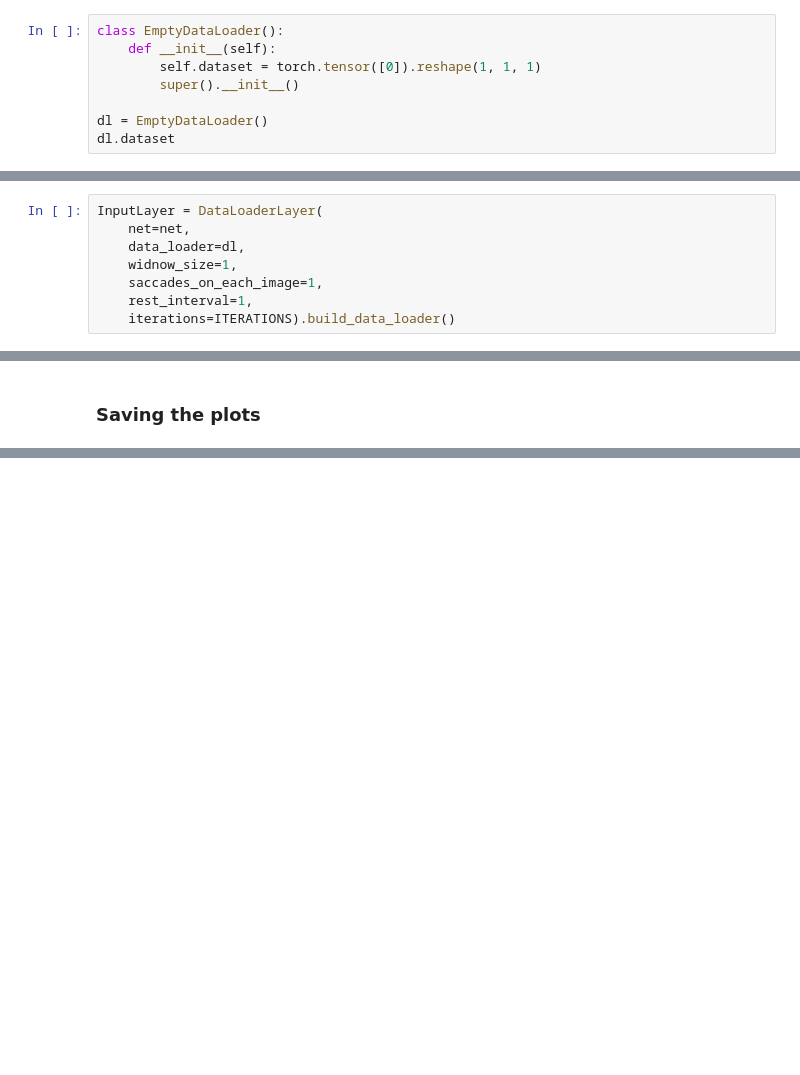
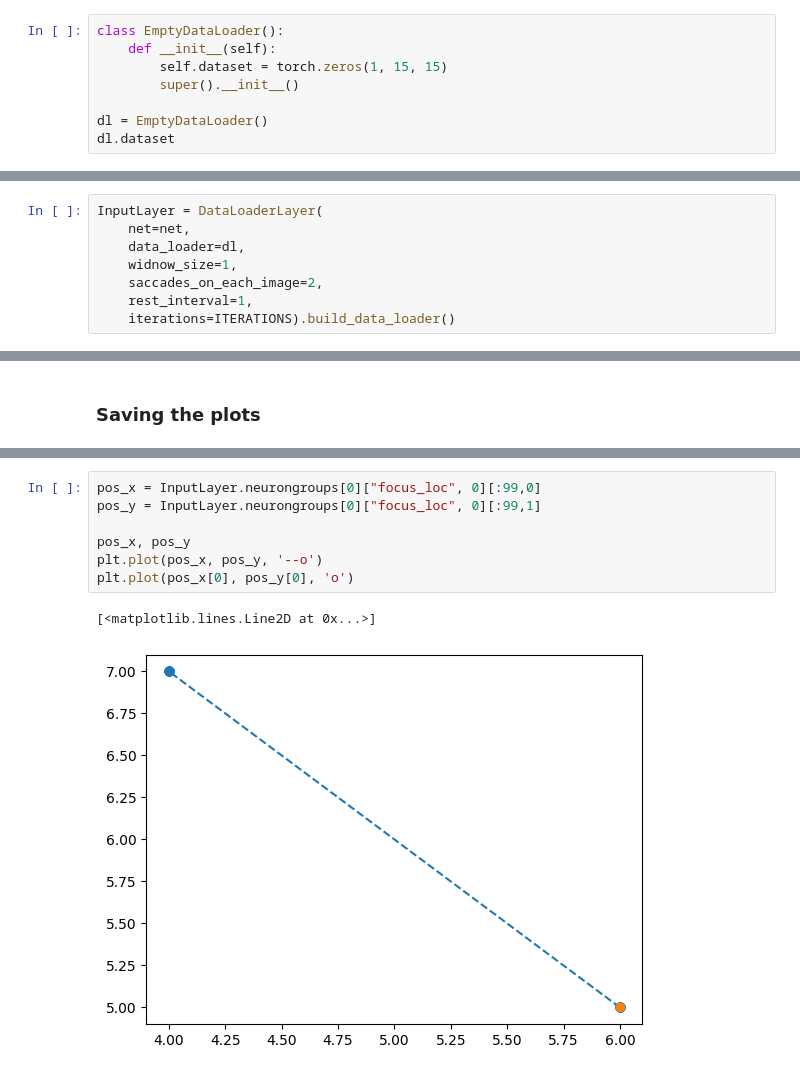
Before and after one commit to a2l5t8/CNRL-Cortical-Column, a Jupyter notebook: src/L56/RefrenceFrame_test.ipynb, the cells around one changed output, grey strips where cells are left out. Saved outputs shown, nothing was run; the diff lists cells and outputs as text; blank space fills up the shorter version.

```diff
--- a/src/L56/RefrenceFrame_test.ipynb
+++ b/src/L56/RefrenceFrame_test.ipynb
@@ -39,7 +41,7 @@ SCREEN_SHOT_PATH = "C:\\Users\\amilion\\Desktop\\develop\\python\\NS\\records\\L
 # %%
 class EmptyDataLoader():
     def __init__(self):
-        self.dataset = torch.tensor([0]).reshape(1, 1, 1)
+        self.dataset = torch.zeros(1, 15, 15)
         super().__init__()
 
 dl = EmptyDataLoader()
@@ -105,7 +122,7 @@ InputLayer = DataLoaderLayer(
     net=net,
     data_loader=dl,
     widnow_size=1,
-    saccades_on_each_image=1,
+    saccades_on_each_image=2,
     rest_interval=1,
     iterations=ITERATIONS).build_data_loader()
 # %% [markdown]
@@ -192,0 +244,10 @@ refrence_frame_raster(
+# %%
+pos_x = InputLayer.neurongroups[0]["focus_loc", 0][:99,0]
+pos_y = InputLayer.neurongroups[0]["focus_loc", 0][:99,1]
+
+pos_x, pos_y
+plt.plot(pos_x, pos_y, '--o')
+plt.plot(pos_x[0], pos_y[0], 'o')
+# %% [output]
+[<matplotlib.lines.Line2D at 0x...>]
+[figure, added]
```
Also changed, not shown: parts of 9 cells of this notebook, 3 other files.
